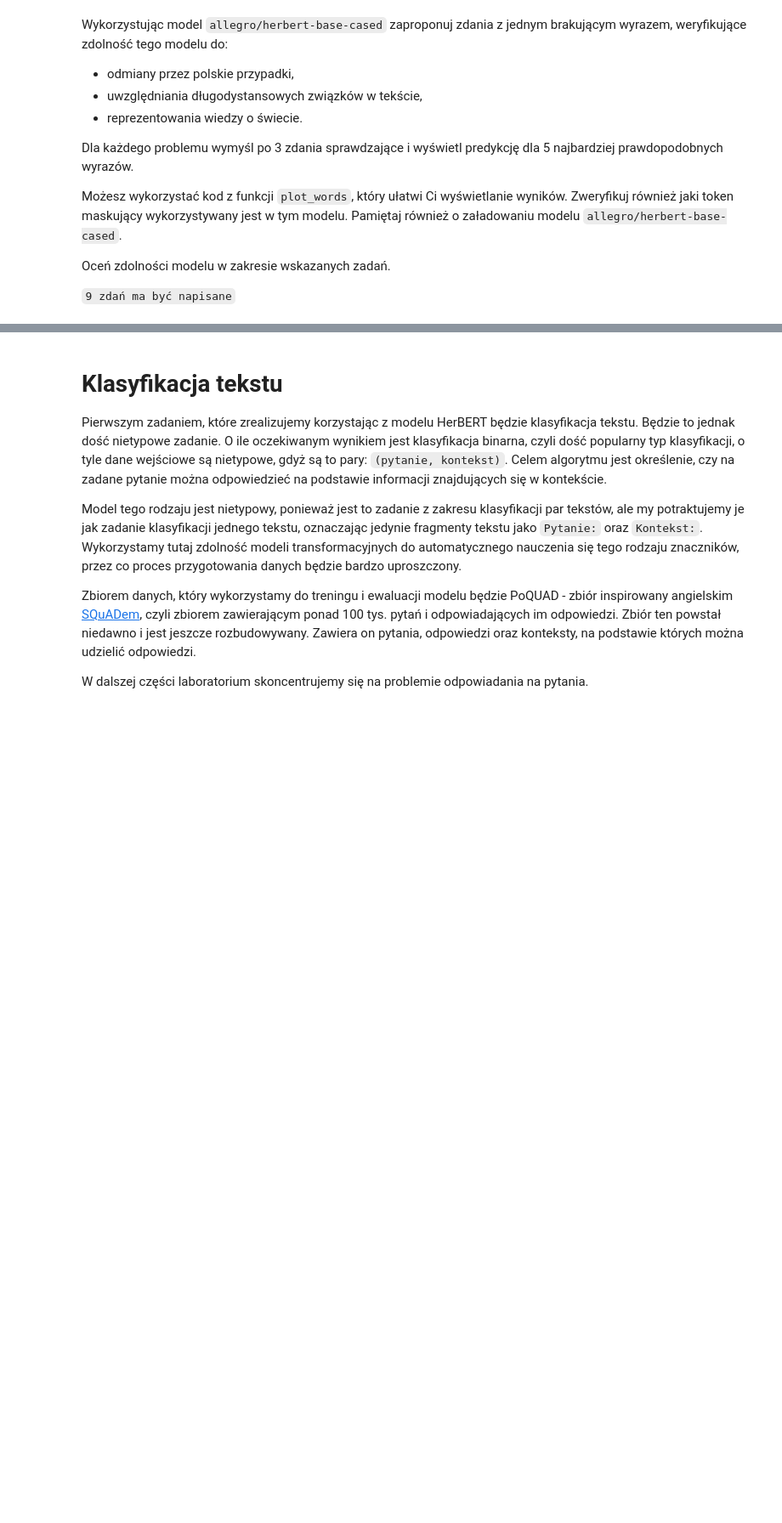
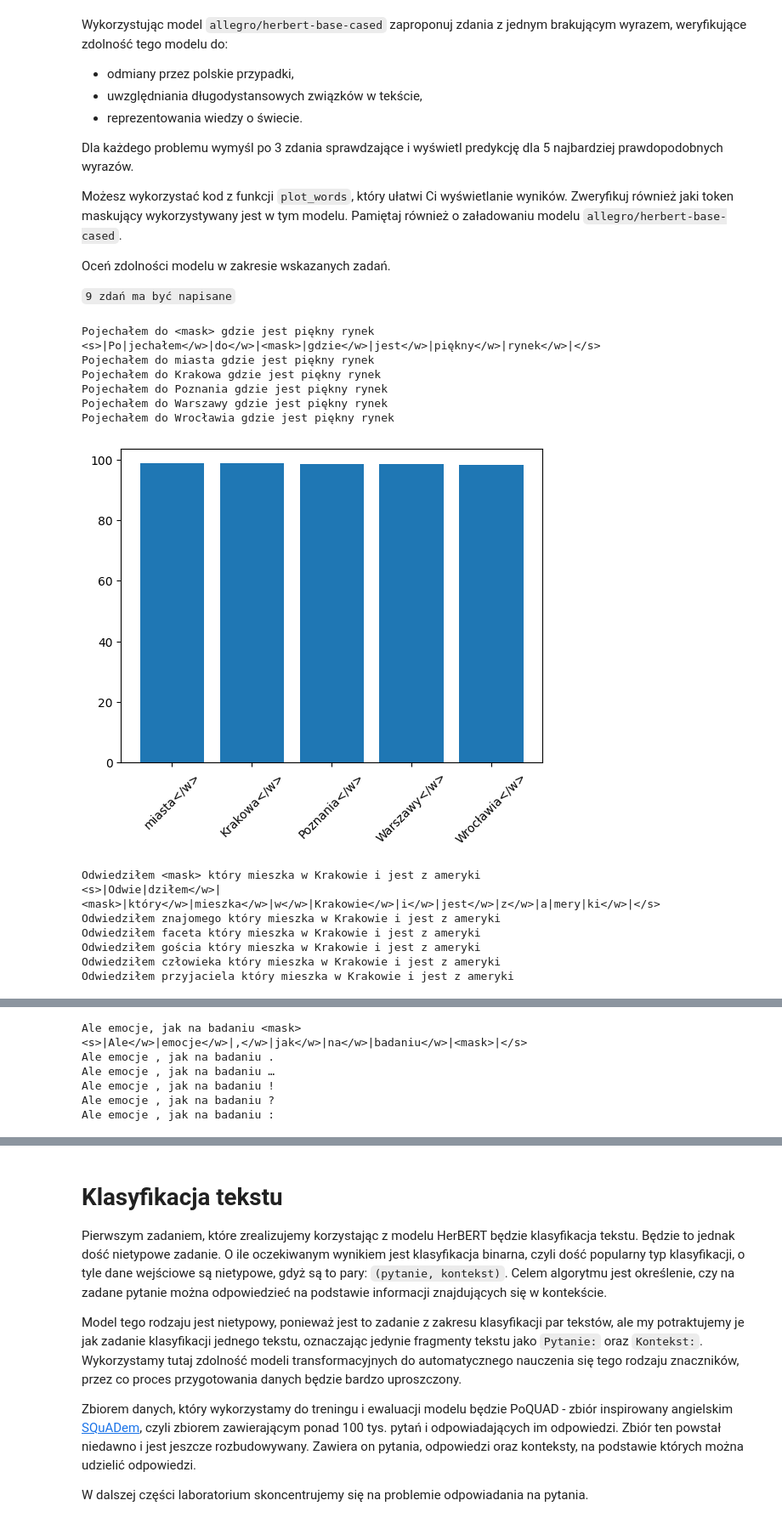
Before and after one commit to barszu/PSI, a Jupyter notebook: lab5/lab_5.ipynb, the cells around one changed output, grey strips where cells are left out. Shown at 85% size. Cells and saved outputs as stored; diff of their text form; code cells hidden in the pictures; blank space fills up the shorter version.

```diff
--- a/lab5/lab_5.ipynb
+++ b/lab5/lab_5.ipynb
@@ -156,0 +304,15 @@ Wykorzystaj tokenizer dla modelu `allegro/herbert-base-cased`, aby dokonać toke
+# %%
+# your_code
+
+allegro_tokenizer = AutoTokenizer.from_pretrained("allegro/herbert-base-cased")
+
+sentence_1 = allegro_tokenizer.encode("The quick brown fox jumps over the lazy dog.", return_tensors="pt")
+print(sentence_1)
+print(sentence_1.shape)
+
+sentence_2 = allegro_tokenizer.encode("Zażółć gęślą jaźń.", return_tensors="pt")
+print(sentence_2)
+print(sentence_2.shape)
+
+print("|".join(allegro_tokenizer.convert_ids_to_tokens(list(sentence_1[0]))))
+print("|".join(allegro_tokenizer.convert_ids_to_tokens(list(sentence_2[0]))))
@@ -209,16 +392,19 @@ Oceń zdolności modelu w zakresie wskazanych zadań.
 
 `9 zdań ma być napisane`
 # %%
-def plot_words(sentence, word_model, word_tokenizer, mask="[MASK]"):
+def plot_words(sentence, word_model, word_tokenizer, mask="<mask>"): #[MASK]
     sentence = word_tokenizer.encode(sentence, return_tensors="pt")
     tokens = word_tokenizer.convert_ids_to_tokens(list(sentence[0]))
     print("|".join(tokens))
-    target = word_model(sentence.to(device))
+    # target = word_model(sentence.to(device)) #bo inaczej rzuca bład
+    target = word_model(sentence)
     top = torch.topk(target.logits[0][tokens.index(mask)], 5)
     words = word_tokenizer.convert_ids_to_tokens(top.indices)
-    mask_token = word_tokenizer.encode(mask, add_special_tokens=False)[0]
-    token_ids = list(sentence[0].cpu().detach().numpy())
-    mask_index = token_ids.index(mask_token)
+
+    mask_token = word_tokenizer.encode(mask, add_special_tokens=False)[0] #ok
+    token_ids = list(sentence[0].cpu().detach().numpy()) #ok
+    mask_index = token_ids.index(mask_token) #ok
+
     for word_id in top.indices:
         token_ids[mask_index]  = word_id
         print(word_tokenizer.decode(token_ids, skip_special_tokens=True))
@@ -226,6 +412,33 @@ def plot_words(sentence, word_model, word_tokenizer, mask="[MASK]"):
     plt.xticks(rotation=45)
     plt.bar(words, top.values.cpu().detach().numpy())
     plt.show()
-
-
-# your_code
+# %%
+# your_code
+allegro_model = AutoModelForMaskedLM.from_pretrained("allegro/herbert-base-cased")
+# %%
+# wstawienie poprawnie odmieniowych słów
+sentences = [
+    "Pojechałem do <mask> gdzie jest piękny rynek",
+    "Odwiedziłem <mask> który mieszka w Krakowie i jest z ameryki",
+    "Ale emocje, jak na badaniu <mask>"
+]
+
+for s in sentences:
+  print(s)
+  plot_words(s, allegro_model, allegro_tokenizer)
+# %% [output]
+Pojechałem do <mask> gdzie jest piękny rynek
+<s>|Po|jechałem</w>|do</w>|<mask>|gdzie</w>|jest</w>|piękny</w>|rynek</w>|</s>
+Pojechałem do miasta gdzie jest piękny rynek
+Pojechałem do Krakowa gdzie jest piękny rynek
+Pojechałem do Poznania gdzie jest piękny rynek
+Pojechałem do Warszawy gdzie jest piękny rynek
+Pojechałem do Wrocławia gdzie jest piękny rynek
+[figure, added]
+Odwiedziłem <mask> który mieszka w Krakowie i jest z ameryki
+<s>|Odwie|dziłem</w>|<mask>|który</w>|mieszka</w>|w</w>|Krakowie</w>|i</w>|jest</w>|z</w>|a|mery|ki</w>|</s>
+Odwiedziłem znajomego który mieszka w Krakowie i jest z ameryki
+Odwiedziłem faceta który mieszka w Krakowie i jest z ameryki
+Odwiedziłem gościa który mieszka w Krakowie i jest z ameryki
+Odwiedziłem człowieka który mieszka w Krakowie i jest z ameryki
+Odwiedziłem przyjaciela który mieszka w Krakowie i jest z ameryki
@@ -231,0 +446,7 @@ def plot_words(sentence, word_model, word_tokenizer, mask="[MASK]"):
+Ale emocje, jak na badaniu <mask>
+<s>|Ale</w>|emocje</w>|,</w>|jak</w>|na</w>|badaniu</w>|<mask>|</s>
+Ale emocje , jak na badaniu .
+Ale emocje , jak na badaniu …
+Ale emocje , jak na badaniu !
+Ale emocje , jak na badaniu ?
+Ale emocje , jak na badaniu :
```
Also changed, not shown: parts of 36 cells of this notebook.
